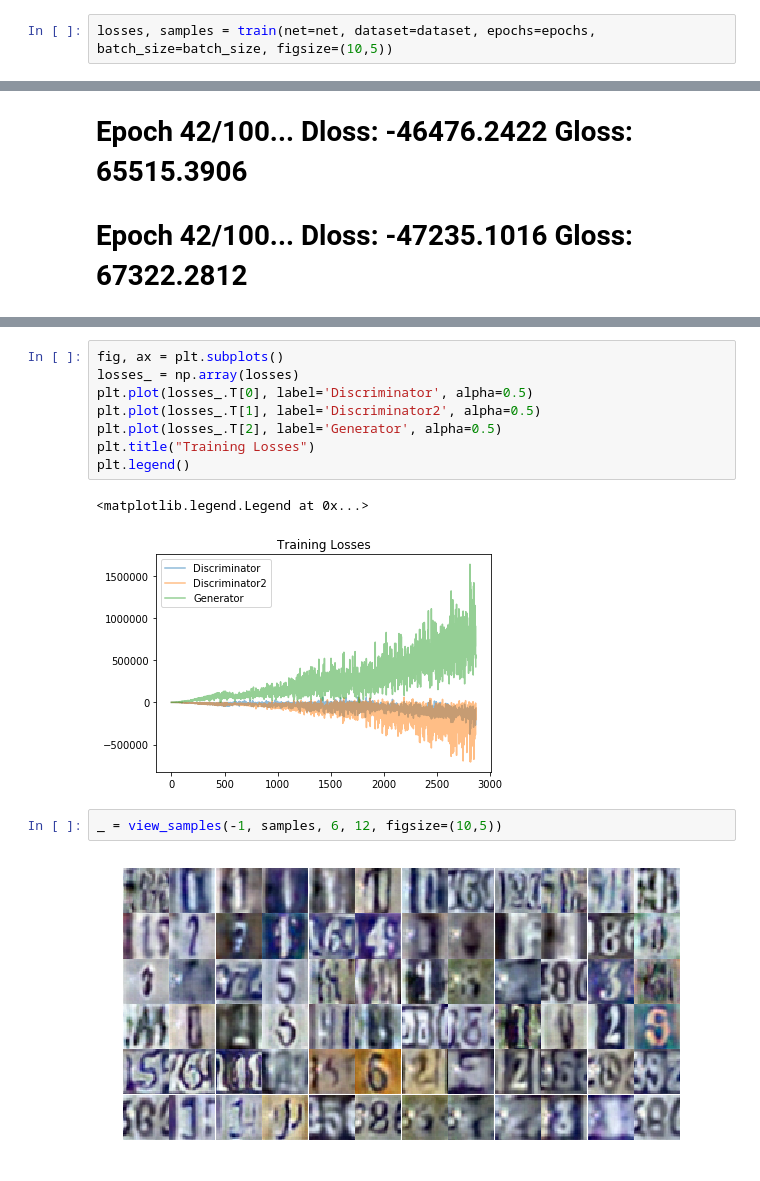
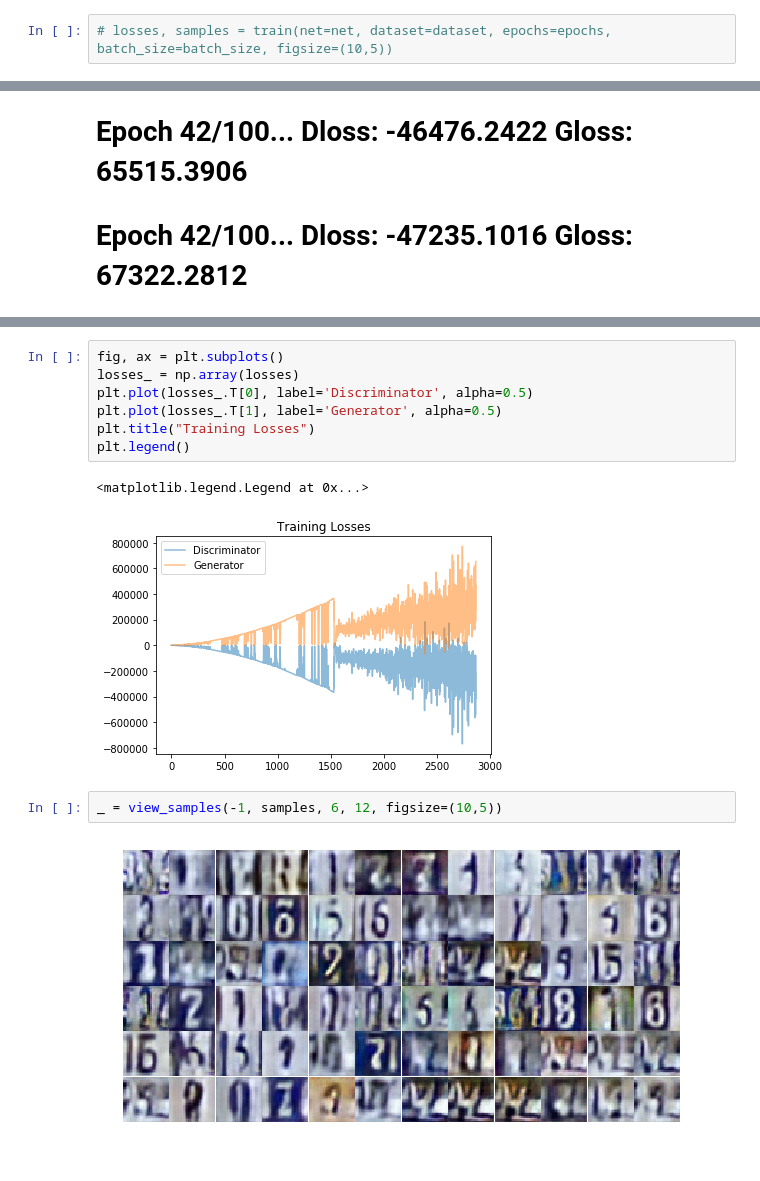
Before and after one commit to arasdar/GAN, a Jupyter notebook: AutoRQWGAN-Copy1.ipynb, the cells around one changed output, grey strips where cells are left out. Cells and saved outputs as stored; diff of their text form.

```diff
--- a/AutoRQWGAN-Copy1.ipynb
+++ b/AutoRQWGAN-Copy1.ipynb
@@ -336,4 +336,4 @@ net = GAN(real_size=real_size, learning_rate=learning_rate, alpha=alpha, beta1=b
 
 dataset = Dataset(trainset, testset)
 # %%
-losses, samples = train(net=net, dataset=dataset, epochs=epochs, batch_size=batch_size, figsize=(10,5))
+# losses, samples = train(net=net, dataset=dataset, epochs=epochs, batch_size=batch_size, figsize=(10,5))
@@ -381,18 +400,17 @@ plt.legend()
 # %%
 fig, ax = plt.subplots()
 losses_ = np.array(losses)
 plt.plot(losses_.T[0], label='Discriminator', alpha=0.5)
-plt.plot(losses_.T[1], label='Discriminator2', alpha=0.5)
-plt.plot(losses_.T[2], label='Generator', alpha=0.5)
+plt.plot(losses_.T[1], label='Generator', alpha=0.5)
 plt.title("Training Losses")
 plt.legend()
 # %% [output]
 <matplotlib.legend.Legend at 0x...>
-[figure, old version]
+[figure, new version]
 # %%
 _ = view_samples(-1, samples, 6, 12, figsize=(10,5))
 # %% [output]
-[figure, old version]
+[figure, new version]
 # %%
 _ = view_samples(-1, samples, 6, 12, figsize=(10,5))
 # %% [output]
```
Also changed, not shown: parts of 9 cells of this notebook.
